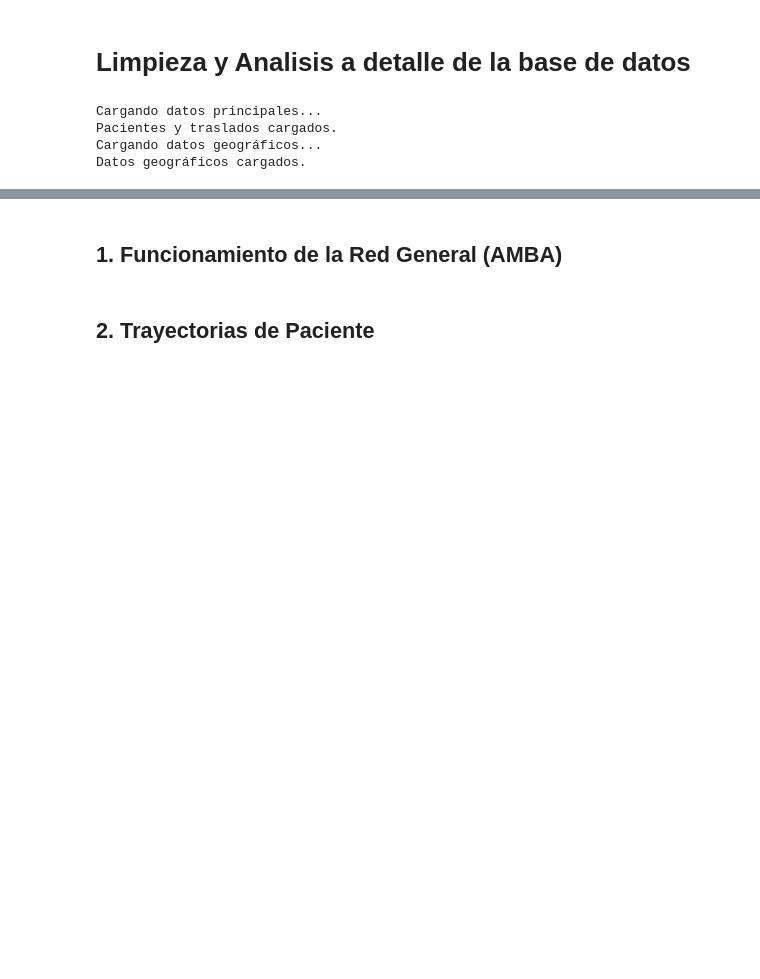
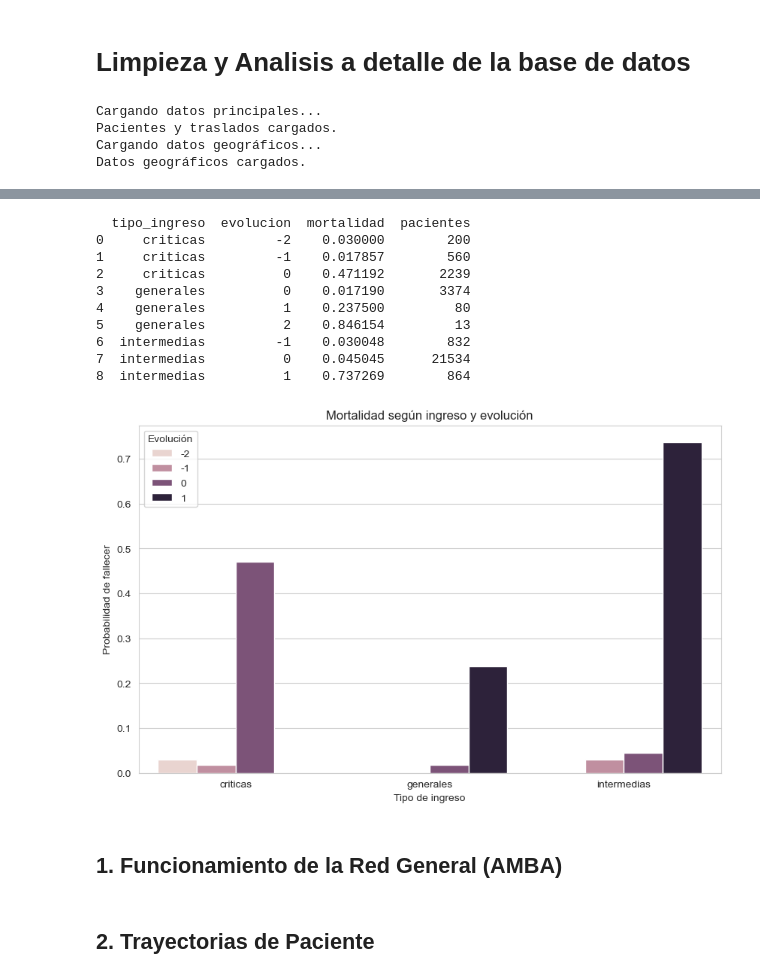
Before and after one commit to micagonzdark/RedesHospitales, a Jupyter notebook: notebooks/02_analisis_a_detalle.ipynb, the cells around one changed output, grey strips where cells are left out. Drawn from its saved outputs; the diff is of its cells as text; code cells hidden in the pictures; blank space fills up the shorter version.

```diff
--- a/notebooks/02_analisis_a_detalle.ipynb
+++ b/notebooks/02_analisis_a_detalle.ipynb
@@ -33,3 +131,59 @@ lim.check_post_limpieza(df_pacientes)
+# %%
+# resumen de lo hecho en el bloque anterior:
+
+tabla_final = df_pacientes.groupby(
+    ["tipo_ingreso", "evolucion"]
+)["fallecio"].agg(
+    mortalidad="mean",
+    pacientes="count"
+).reset_index()
+
+print(tabla_final)
+
+
+# grafico
+
+
+
+tabla = df_pacientes.groupby(
+    ["tipo_ingreso", "evolucion"]
+)["fallecio"].mean().reset_index()
+
+# filtrar extremos con poca muestra (opcional pero recomendado)
+counts = df_pacientes.groupby(
+    ["tipo_ingreso", "evolucion"]
+)["fallecio"].count().reset_index(name="count")
+
+tabla = tabla.merge(counts, on=["tipo_ingreso", "evolucion"])
+tabla = tabla[tabla["count"] > 50] # sacamos si hay menos de 50 casos
+
+plt.figure()
+
+sns.barplot(
+    data=tabla,
+    x="tipo_ingreso",
+    y="fallecio",
+    hue="evolucion"
+)
+
+plt.ylabel("Probabilidad de fallecer")
+plt.xlabel("Tipo de ingreso")
+plt.title("Mortalidad según ingreso y evolución")
+
+plt.legend(title="Evolución")
+plt.show()
+# %% [output]
+  tipo_ingreso  evolucion  mortalidad  pacientes
+0     criticas         -2    0.030000        200
+1     criticas         -1    0.017857        560
+2     criticas          0    0.471192       2239
+3    generales          0    0.017190       3374
+4    generales          1    0.237500         80
+5    generales          2    0.846154         13
+6  intermedias         -1    0.030048        832
+7  intermedias          0    0.045045      21534
+8  intermedias          1    0.737269        864
+[figure, added]
 # %% [markdown]
 ## 1. Funcionamiento de la Red General (AMBA)
 # %% [markdown]
```
Also changed, not shown: parts of 4 cells of this notebook.
